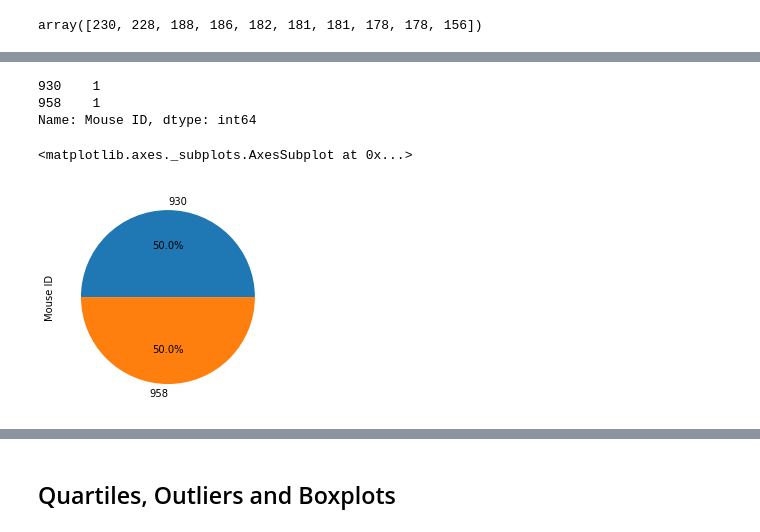
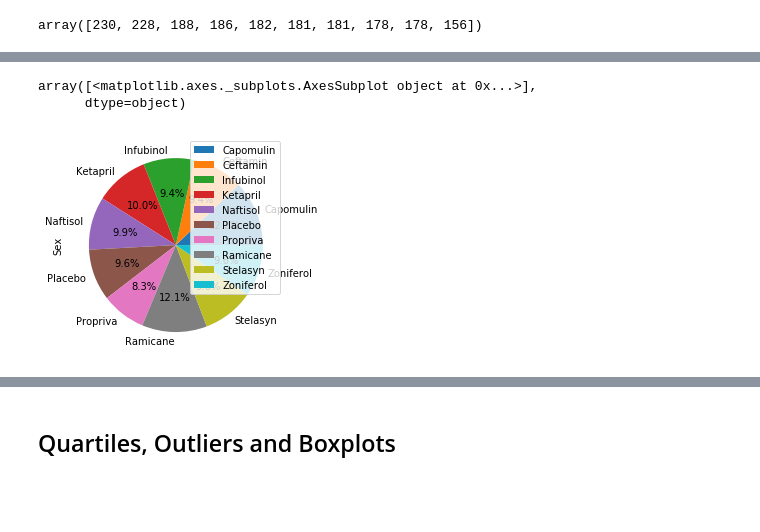
Before and after one commit to pasco27/matplotlib_homework, a Jupyter notebook: pymaceuticals_pascarella1.ipynb, the cells around one changed output, grey strips where cells are left out. Saved outputs shown, nothing was run; the diff lists cells and outputs as text; code cells hidden in the pictures; blank space fills up the shorter version.

Commit message:
fixed m/f pie charts -- not sure if supposed to use the whole data set or split out by treatments

```diff
--- a/pymaceuticals_pascarella1.ipynb
+++ b/pymaceuticals_pascarella1.ipynb
@@ -242,5 +242,5 @@ array([230, 228, 188, 186, 182, 181, 181, 178, 178, 156])
 # Generate a pie plot showing the distribution of female versus male mice using pandas
 
 # Will first need to find this count::
-male_female = clean_data.groupby('Sex').count()
-#male_female
+male_female = pd.DataFrame(clean_data.groupby('Drug Regimen')['Sex'].count())
+male_female
@@ -247,15 +260,12 @@ male_female = clean_data.groupby('Sex').count()
 # %%
-male_female_count = male_female['Mouse ID'].value_counts()
-male_female_count
+#male_female_count = male_female['Mouse ID'].value_counts()
+#male_female_count
-# %% [output]
-930    1
-958    1
-Name: Mouse ID, dtype: int64
 # %%
-male_female_count.plot(kind='pie', autopct="%1.1f%%")
+male_female.plot(kind='pie', subplots=True, autopct="%1.1f%%")
 # %% [output]
-<matplotlib.axes._subplots.AxesSubplot at 0x...>
+array([<matplotlib.axes._subplots.AxesSubplot object at 0x...>],
+      dtype=object)
-[figure, old version]
+[figure, new version]
 # %%
 #### need to get labels on these
 # %%
```
Also changed, not shown: parts of 3 cells of this notebook.
